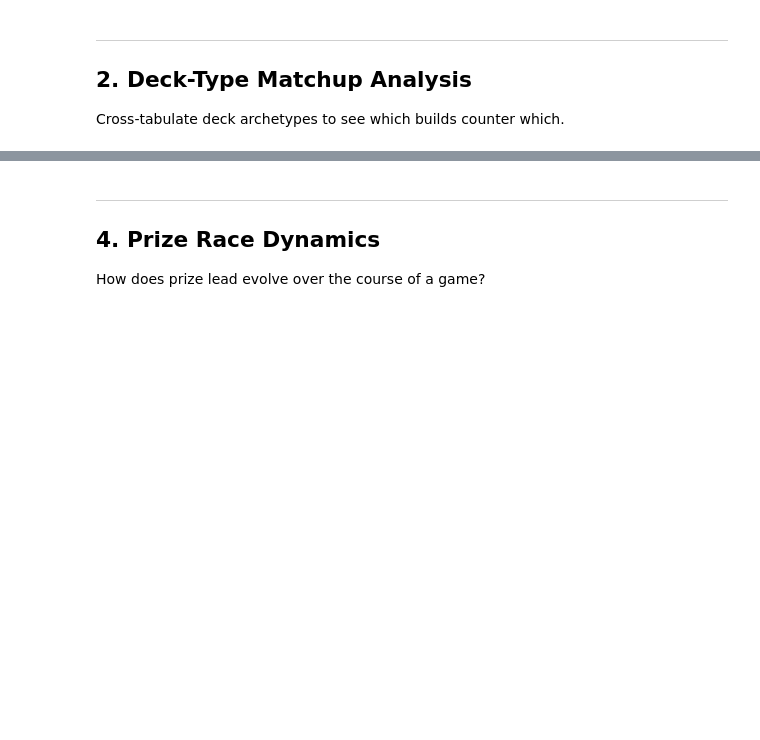
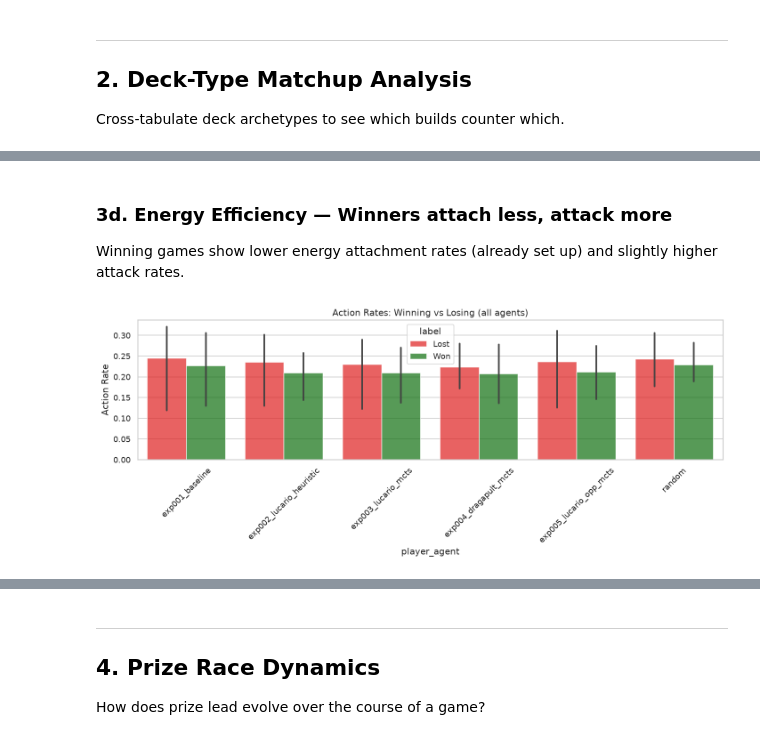
Before and after one commit to RickArko/kcom-pokemon, a Jupyter notebook: notebooks/match_analysis.ipynb, the cells around one changed output, grey strips where cells are left out. Saved outputs shown, nothing was run; the diff lists cells and outputs as text; code cells hidden in the pictures; blank space fills up the shorter version.

```diff
--- a/notebooks/match_analysis.ipynb
+++ b/notebooks/match_analysis.ipynb
@@ -209,0 +260,24 @@ if frames is not None and results is not None:
+# %% [markdown]
+### 3d. Energy Efficiency — Winners attach less, attack more
+
+Winning games show lower energy attachment rates (already set up) and slightly higher attack rates.
+# %%
+if 'main' in dir():
+    metrics = ["Attach", "Attack", "End", "Play"]
+    energy_profile = main.groupby(["player_agent", "agent_won"]).apply(
+        lambda x: pd.Series({m: (x["act"] == m).mean() for m in metrics})
+    ).reset_index()
+    em = energy_profile.melt(id_vars=["player_agent", "agent_won"],
+                             var_name="action", value_name="rate")
+    em["label"] = np.where(em["agent_won"] == 1, "Won", "Lost")
+
+    plt.figure(figsize=(12, 5))
+    sns.barplot(data=em, x="player_agent", y="rate", hue="label",
+                palette={"Won": "green", "Lost": "red"}, alpha=0.7)
+    plt.xticks(rotation=45)
+    plt.ylabel("Action Rate")
+    plt.title("Action Rates: Winning vs Losing (all agents)")
+    plt.tight_layout()
+    plt.show()
+# %% [output]
+[figure, added]
```
Also changed, not shown: parts of 42 cells of this notebook, 1 other file.
